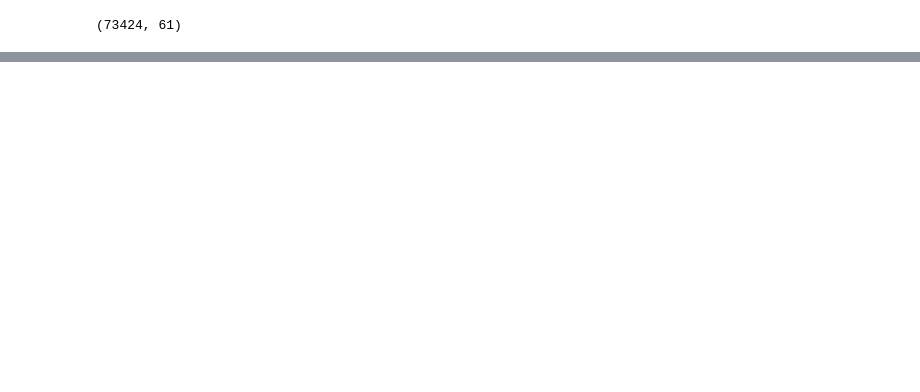
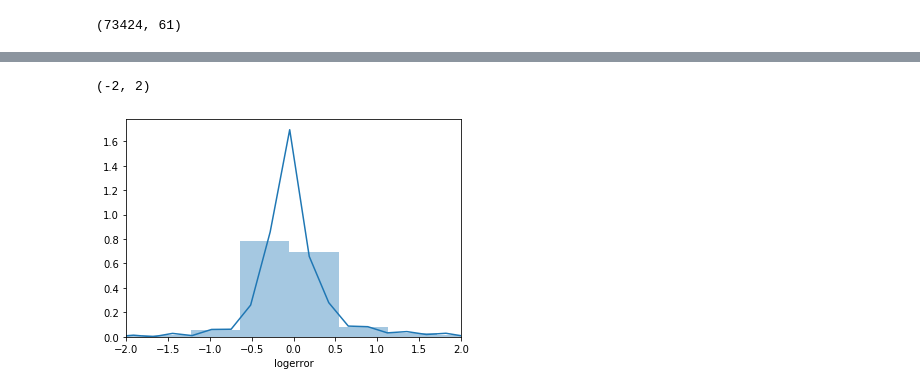
Before and after one commit to LambDom/Zillow-logerror, a Jupyter notebook: testing.ipynb, the cells around one changed output, grey strips where cells are left out. Cells and saved outputs as stored; diff of their text form; code cells hidden in the pictures; blank space fills up the shorter version.

```diff
--- a/testing.ipynb
+++ b/testing.ipynb
@@ -74,0 +107,6 @@ lat_long
+# %%
+sns.distplot(std_houses.logerror)
+plt.xlim(-2,2)
+# %% [output]
+(-2, 2)
+[figure, added]
```
Also changed, not shown: parts of 25 cells of this notebook, 2 other files.
